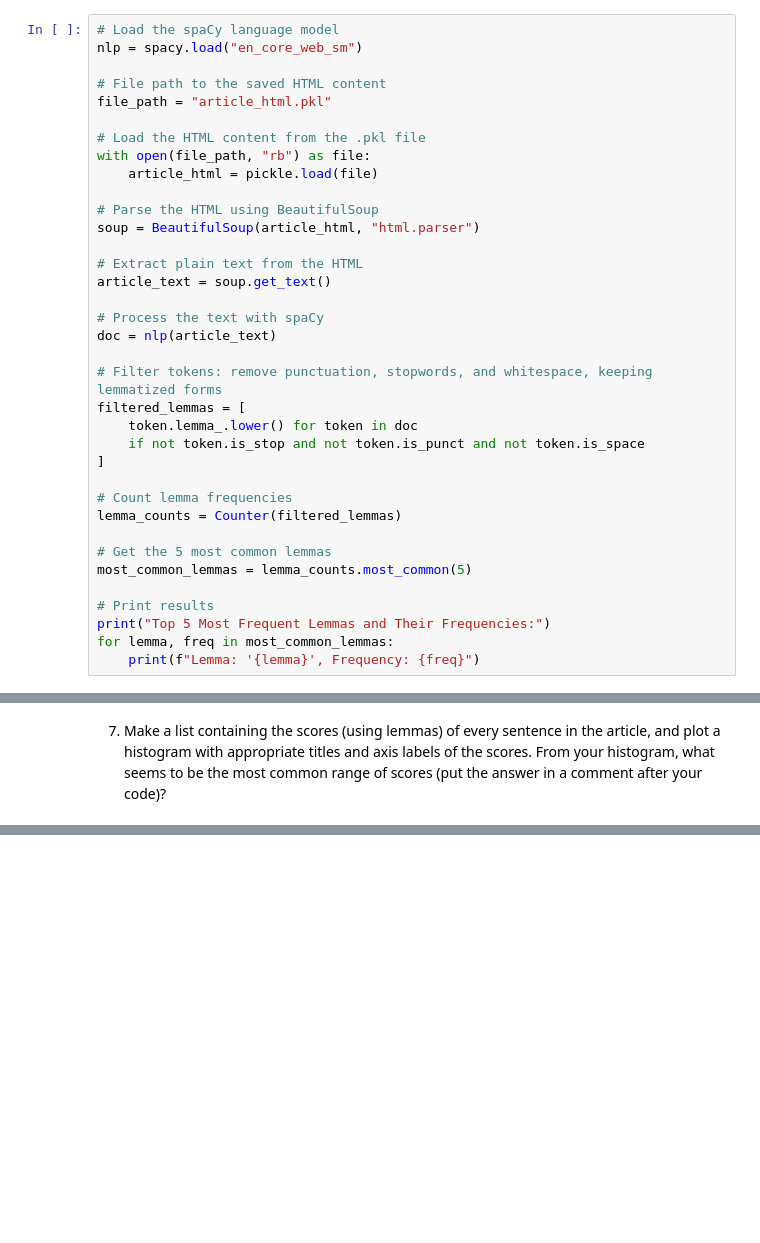
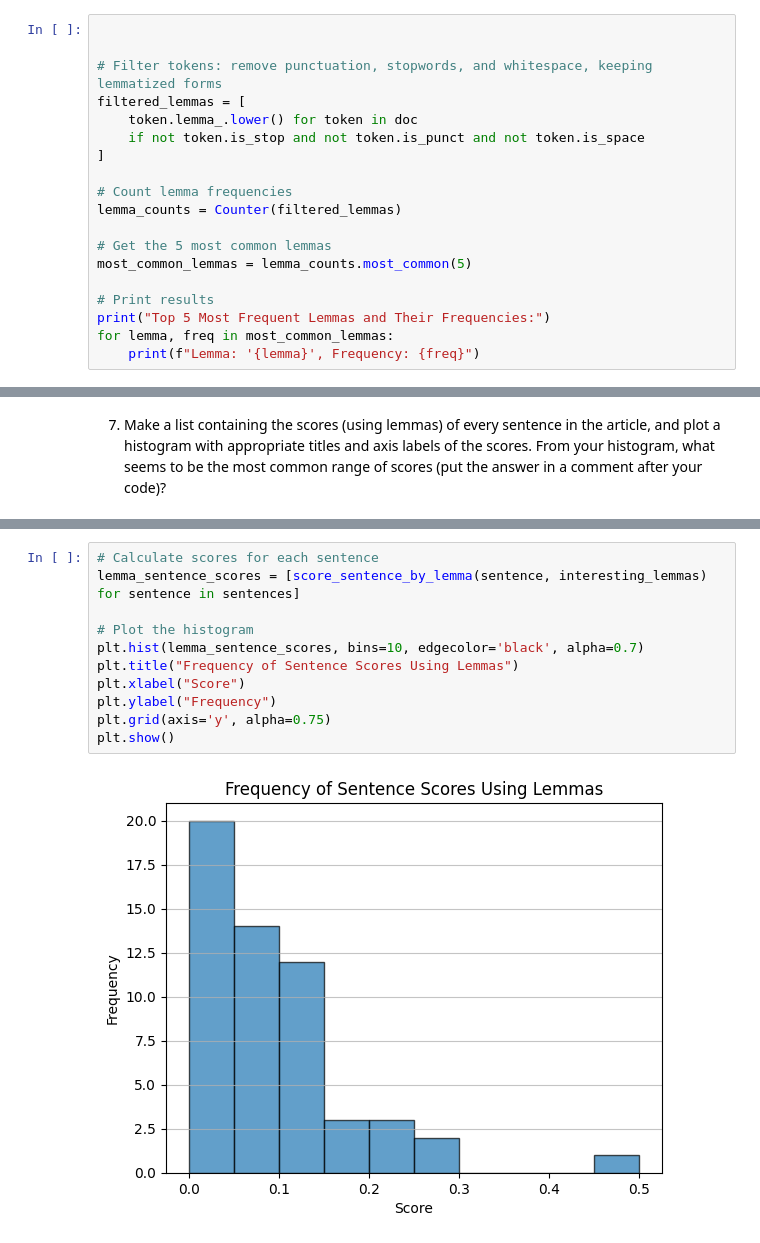
Before and after one commit to Ldooley32/web-scraping-dooley, a Jupyter notebook: web-scraping.ipynb, the cells around one changed output, grey strips where cells are left out. Cells and saved outputs as stored; diff of their text form; blank space fills up the shorter version.

```diff
--- a/web-scraping.ipynb
+++ b/web-scraping.ipynb
@@ -146,24 +141,7 @@ Token: 'report', Frequency: 130
 # %% [markdown]
 4. Load the article text into a trained `spaCy` pipeline, and determine the 5 most frequent lemmas (converted to lower case).  Print the common lemmas with an appropriate label.  Additionally, print the lemmas with their frequencies (with appropriate labels). Make sure to remove things we don't care about (punctuation, stopwords, whitespace).
 # %%
-# Load the spaCy language model
-nlp = spacy.load("en_core_web_sm")
 
-# File path to the saved HTML content
-file_path = "article_html.pkl"
-
-# Load the HTML content from the .pkl file
-with open(file_path, "rb") as file:
-    article_html = pickle.load(file)
-
-# Parse the HTML using BeautifulSoup
-soup = BeautifulSoup(article_html, "html.parser")
-
-# Extract plain text from the HTML
-article_text = soup.get_text()
-
-# Process the text with spaCy
-doc = nlp(article_text)
 
 # Filter tokens: remove punctuation, stopwords, and whitespace, keeping lemmatized forms
 filtered_lemmas = [
@@ -317,2 +246,15 @@ plt.show()
+# %%
+# Calculate scores for each sentence
+lemma_sentence_scores = [score_sentence_by_lemma(sentence, interesting_lemmas) for sentence in sentences]
+
+# Plot the histogram
+plt.hist(lemma_sentence_scores, bins=10, edgecolor='black', alpha=0.7)
+plt.title("Frequency of Sentence Scores Using Lemmas")
+plt.xlabel("Score")
+plt.ylabel("Frequency")
+plt.grid(axis='y', alpha=0.75)
+plt.show()
+# %% [output]
+[figure, added]
 # %% [markdown]
 8. Which tokens and lexems would be ommitted from the lists generated in questions 3 and 4 if we only wanted to consider nouns as interesting words?  How might we change the code to only consider nouns? Put your answer in this Markdown cell (you can edit it by double clicking it).
```
Also changed, not shown: parts of 15 cells of this notebook, 4 other files.
